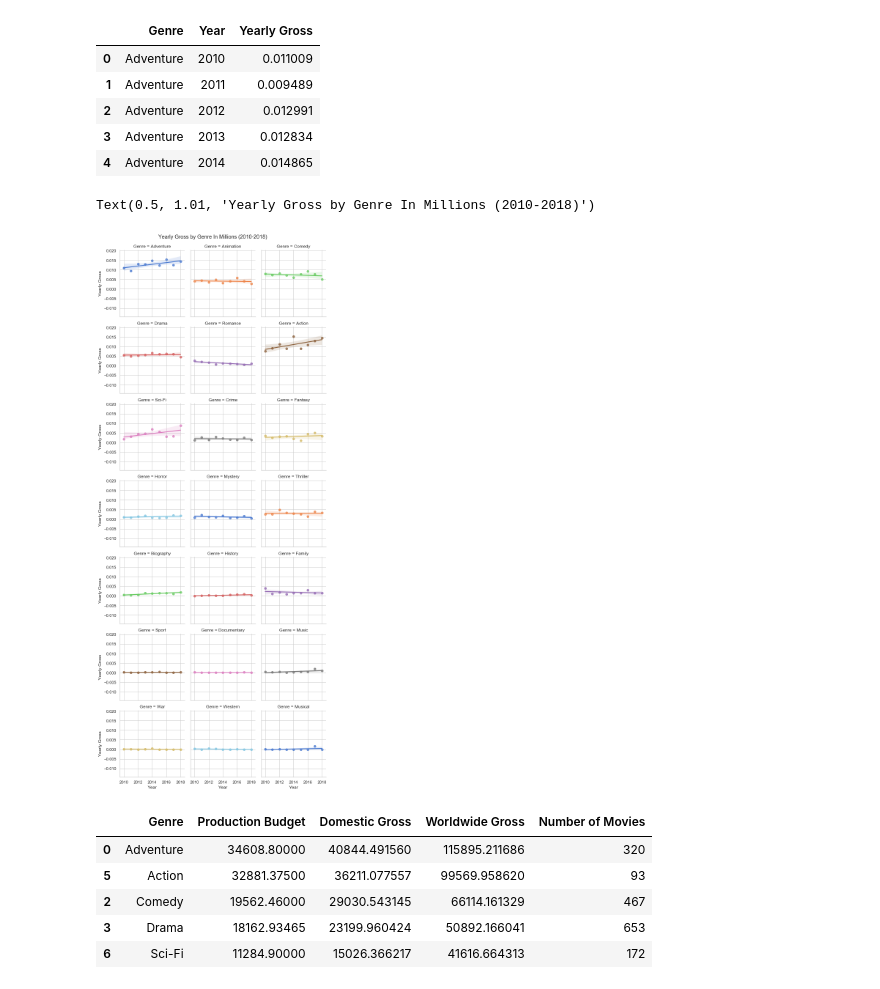
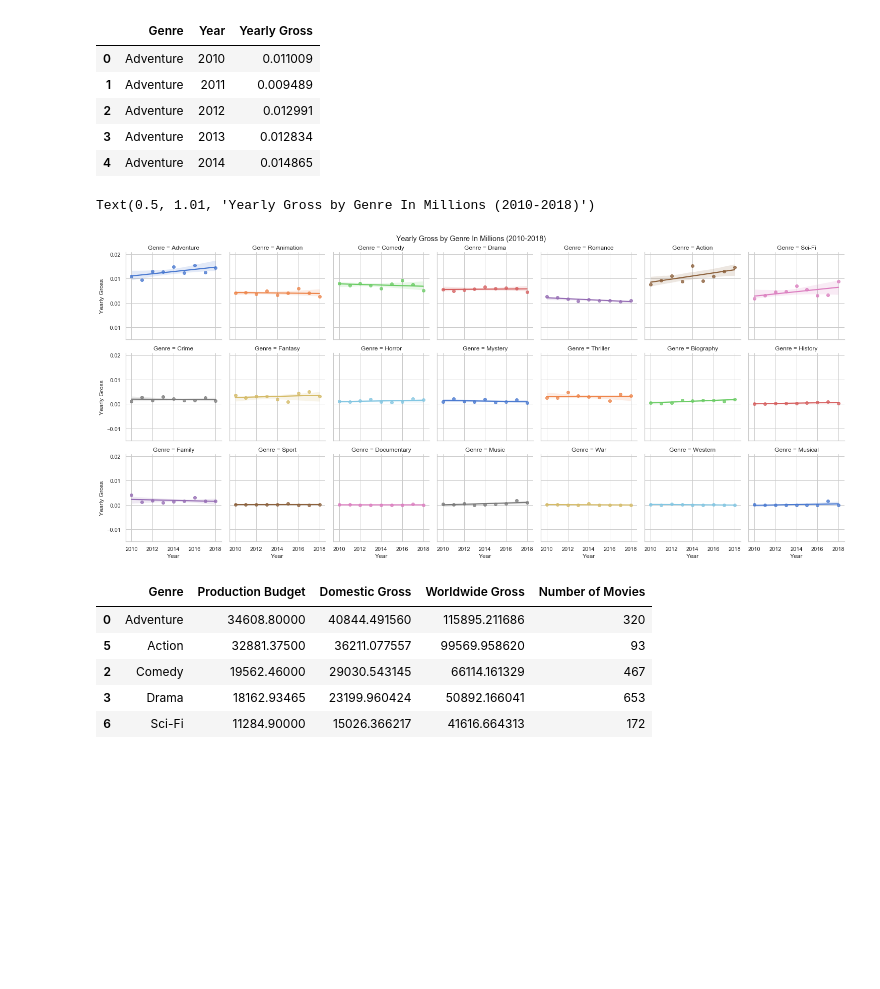
Before and after one commit to charlottebasch/A-Visual-Exploration-of-Movie-Profit-Trends, a Jupyter notebook: student.ipynb, the cells around one changed output. Saved outputs shown, nothing was run; the diff lists cells and outputs as text; code cells hidden in the pictures; blank space fills up the shorter version.

```diff
--- a/student.ipynb
+++ b/student.ipynb
@@ -356,13 +353,13 @@ display(yearly_gross.head())
 # %%
 #Create a plot for each genre showing yearly gross for the stated years
 g = sns.lmplot(x="Year", y="Yearly Gross", col="Genre", hue="Genre", data=yearly_gross,
-           col_wrap=3, palette="muted", height=3)
+           col_wrap=7, palette="muted", height=3)
 fig = g.fig
 axes = fig.get_axes()
 fig.suptitle("Yearly Gross by Genre In Millions (2010-2018)", y=1.01)
 # %% [output]
 Text(0.5, 1.01, 'Yearly Gross by Genre In Millions (2010-2018)')
-[figure, old version]
+[figure, new version]
 # %%
 #Count the number of movies of each type
 counts = []
```
Also changed, not shown: parts of 1 cell of this notebook.
